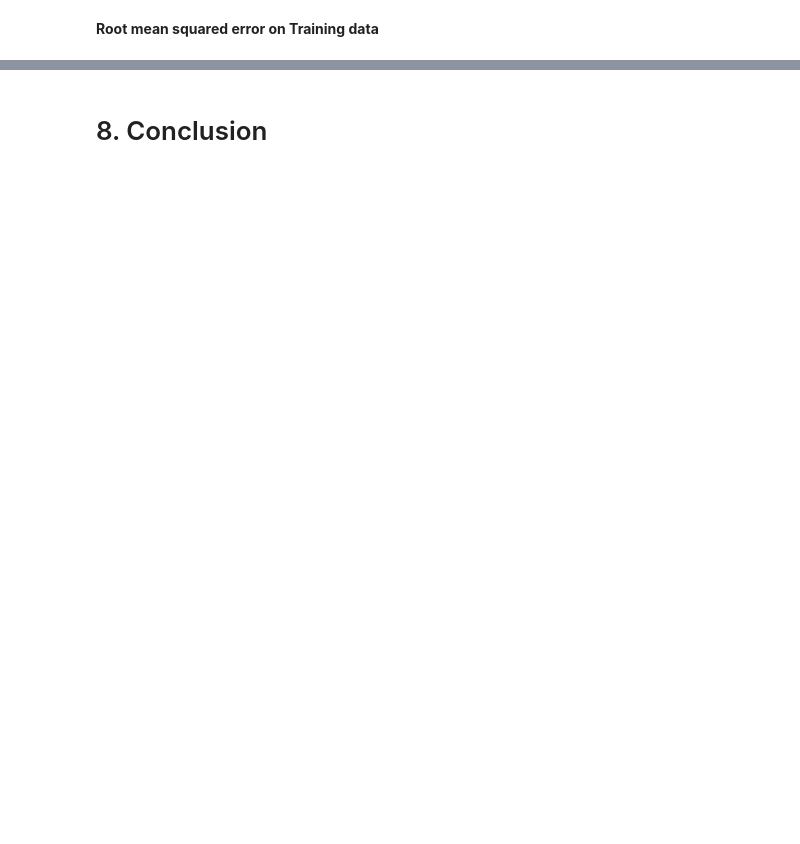
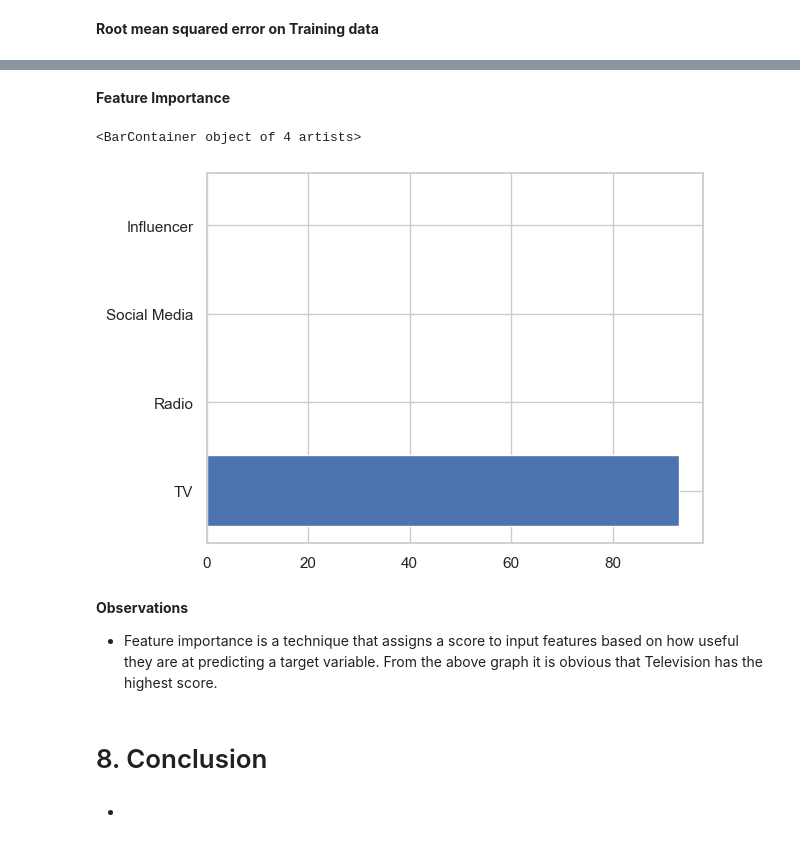
Before and after one commit to Tshifhumulo10/Martketing-Analysis-and-Revenue-Prediction, a Jupyter notebook: Martketing_Analysis_and_Revenue_Prediction.ipynb, the cells around one changed output, grey strips where cells are left out. Drawn from its saved outputs; the diff is of its cells as text; code cells hidden in the pictures; blank space fills up the shorter version.

```diff
--- a/Martketing_Analysis_and_Revenue_Prediction.ipynb
+++ b/Martketing_Analysis_and_Revenue_Prediction.ipynb
@@ -413,2 +442,17 @@ plt.show()
+# %% [markdown]
+**Feature Importance**
+# %%
+DF=pd.DataFrame((abs(lr.coef_)),(Df.columns)).reset_index()
+DF.rename(columns={"index": "Marketing strategy", 0:'Coefficient'}, inplace=True)
+plt.barh(y=DF['Marketing strategy'], width=DF['Coefficient'])
+# %% [output]
+<BarContainer object of 4 artists>
+[figure, added]
+# %% [markdown]
+**Observations**
+
+- Feature importance is a technique that assigns a score to input features based on how useful they are at predicting a target variable. From the above graph it is obvious that Television has the highest score.
 # %% [markdown]
 # 8. Conclusion
+# %% [markdown]
+-
```
Also changed, not shown: parts of 42 cells of this notebook.
